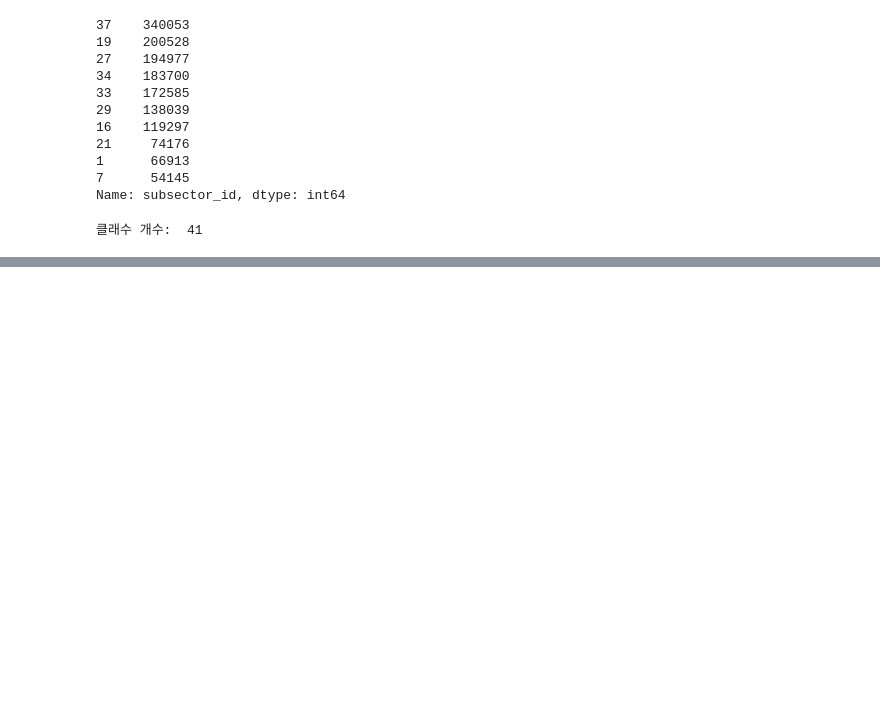
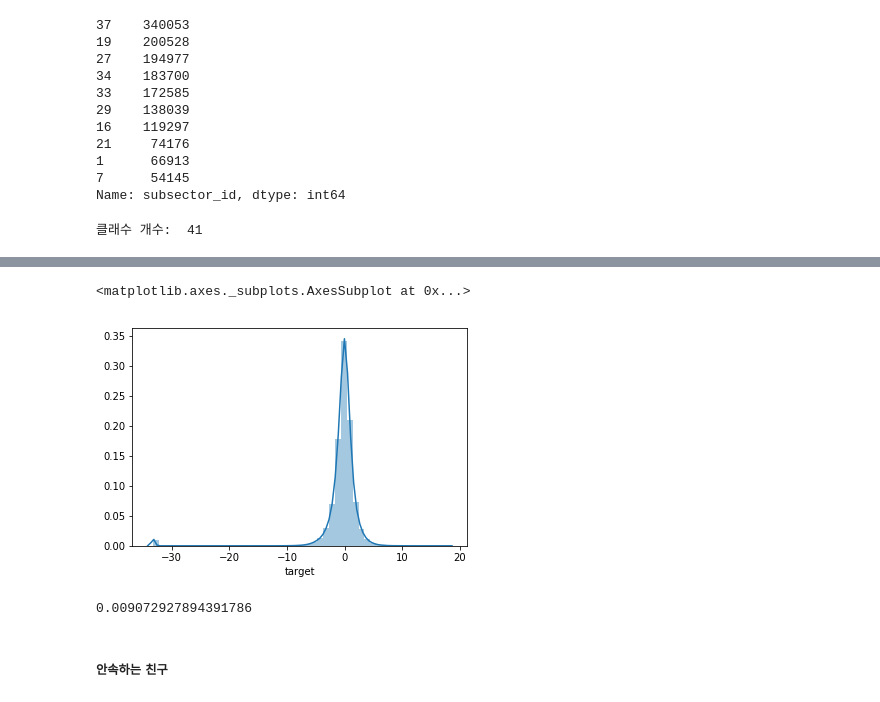
Before and after one commit to SONG-WONHO/Kaggle-Elo, a Jupyter notebook: 1-4 EDA.ipynb, the cells around one changed output, grey strips where cells are left out. Saved outputs shown, nothing was run; the diff lists cells and outputs as text; code cells hidden in the pictures; blank space fills up the shorter version.

```diff
--- a/1-4 EDA.ipynb
+++ b/1-4 EDA.ipynb
@@ -1073,0 +1078,4 @@ print("클래수 개수: ", new_history.subsector_id.unique().shape[0])
+# %%
+train.set_index('card_id', inplace= True)
+# %%
+card_id_intersection = list(set(train.card_id).intersection(set(new_history.card_id.unique())))
@@ -1073,0 +1096,11 @@ print("클래수 개수: ", new_history.subsector_id.unique().shape[0])
+# %%
+sns.distplot(train.loc[card_id_intersection].target)
+# %% [output]
+<matplotlib.axes._subplots.AxesSubplot at 0x...>
+[figure, added]
+# %%
+train.loc[card_id_intersection].target[train.loc[card_id_intersection].target < -30].shape[0] / train.loc[card_id_intersection].target.shape[0]
+# %% [output]
+0.009072927894391786
+# %% [markdown]
+##### 안속하는 친구
```
Also changed, not shown: parts of 8 cells of this notebook.
